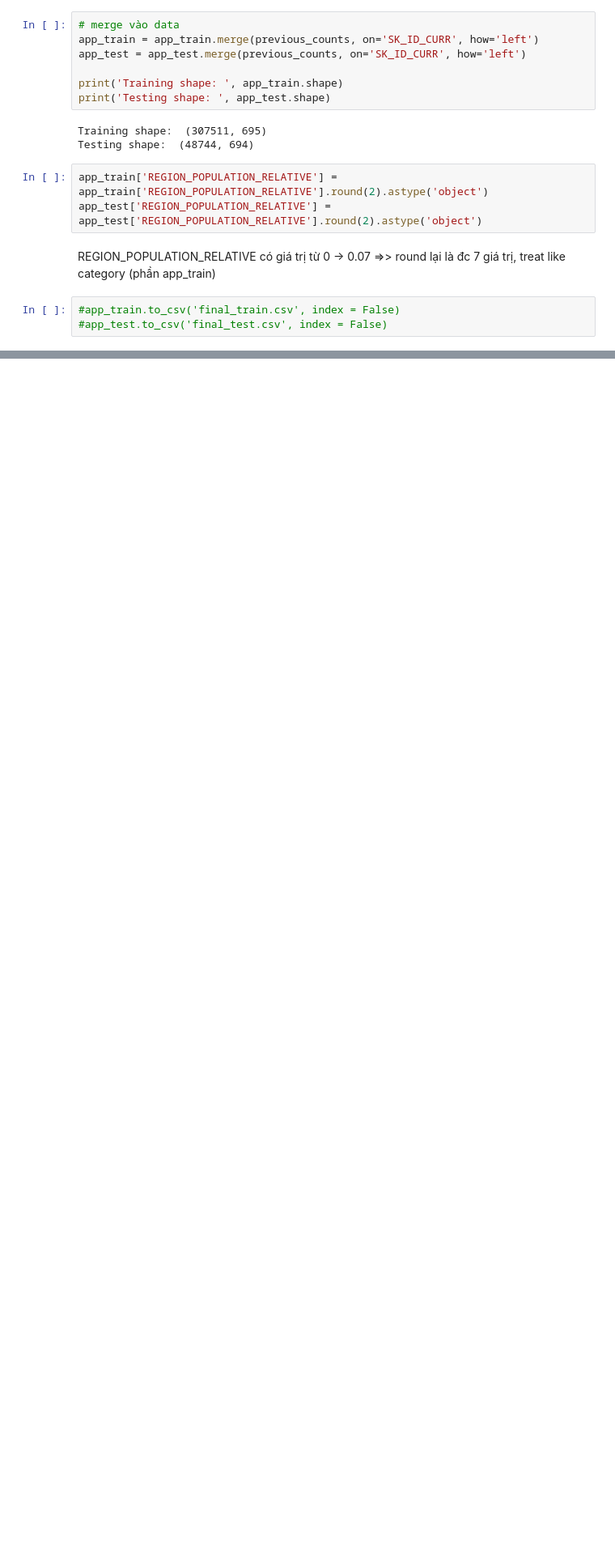
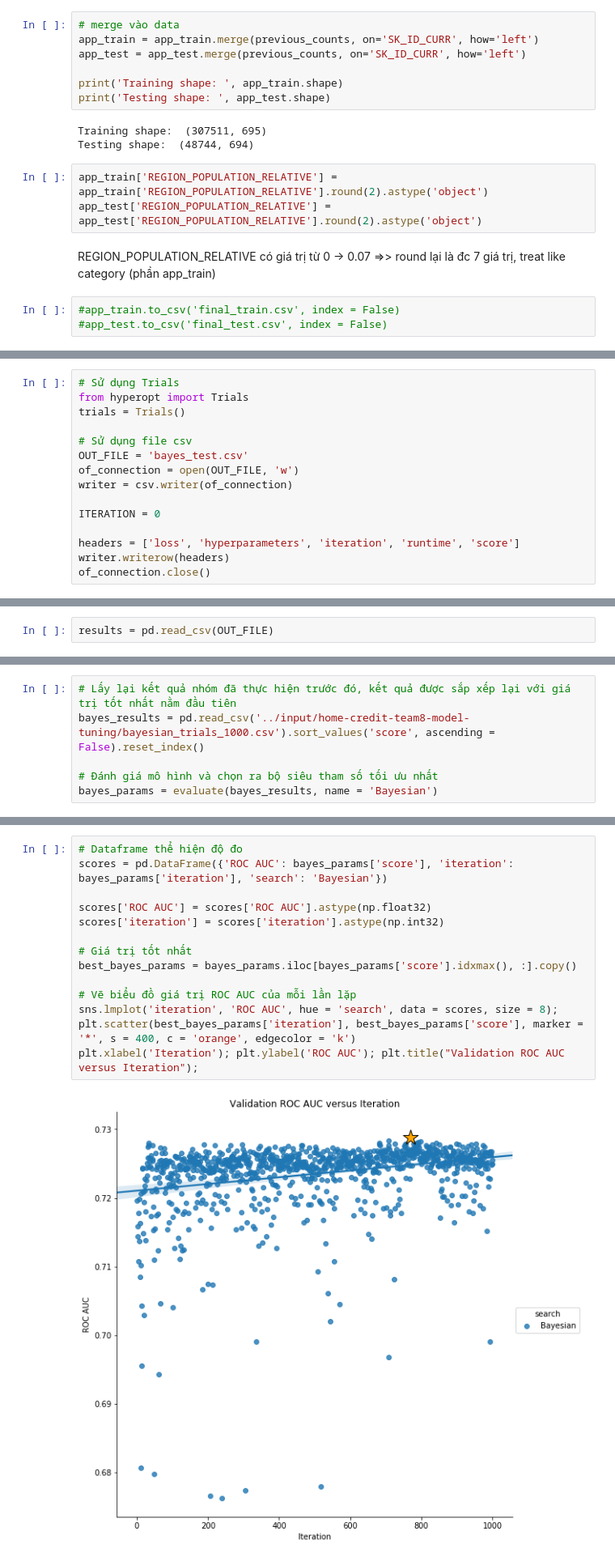
Before and after one commit to huuthang2509/Applied_DS, a Jupyter notebook: Home_Credit.ipynb, the cells around one changed output, grey strips where cells are left out. Shown at 81% size. Saved outputs shown, nothing was run; the diff lists cells and outputs as text; blank space fills up the shorter version.

```diff
--- a/Home_Credit.ipynb
+++ b/Home_Credit.ipynb
@@ -1899,0 +2250,15 @@ REGION_POPULATION_RELATIVE có giá trị từ 0 -> 0.07 =>> round lại là đc
+# %%
+# Sử dụng Trials
+from hyperopt import Trials
+trials = Trials()
+
+# Sử dụng file csv
+OUT_FILE = 'bayes_test.csv'
+of_connection = open(OUT_FILE, 'w')
+writer = csv.writer(of_connection)
+
+ITERATION = 0
+
+headers = ['loss', 'hyperparameters', 'iteration', 'runtime', 'score']
+writer.writerow(headers)
+of_connection.close()
@@ -1899,0 +2318,2 @@ REGION_POPULATION_RELATIVE có giá trị từ 0 -> 0.07 =>> round lại là đc
+# %%
+results = pd.read_csv(OUT_FILE)
@@ -1899,0 +2418,6 @@ REGION_POPULATION_RELATIVE có giá trị từ 0 -> 0.07 =>> round lại là đc
+# %%
+# Lấy lại kết quả nhóm đã thực hiện trước đó, kết quả được sắp xếp lại với giá trị tốt nhất nằm đầu tiên
+bayes_results = pd.read_csv('../input/home-credit-team8-model-tuning/bayesian_trials_1000.csv').sort_values('score', ascending = False).reset_index()
+
+# Đánh giá mô hình và chọn ra bộ siêu tham số tối ưu nhất
+bayes_params = evaluate(bayes_results, name = 'Bayesian')
@@ -1899,0 +2431,16 @@ REGION_POPULATION_RELATIVE có giá trị từ 0 -> 0.07 =>> round lại là đc
+# %%
+# Dataframe thể hiện độ đo
+scores = pd.DataFrame({'ROC AUC': bayes_params['score'], 'iteration': bayes_params['iteration'], 'search': 'Bayesian'})
+
+scores['ROC AUC'] = scores['ROC AUC'].astype(np.float32)
+scores['iteration'] = scores['iteration'].astype(np.int32)
+
+# Giá trị tốt nhất
+best_bayes_params = bayes_params.iloc[bayes_params['score'].idxmax(), :].copy()
+
+# Vẽ biểu đồ giá trị ROC AUC của mỗi lần lặp
+sns.lmplot('iteration', 'ROC AUC', hue = 'search', data = scores, size = 8);
+plt.scatter(best_bayes_params['iteration'], best_bayes_params['score'], marker = '*', s = 400, c = 'orange', edgecolor = 'k')
+plt.xlabel('Iteration'); plt.ylabel('ROC AUC'); plt.title("Validation ROC AUC versus Iteration");
+# %% [output]
+[figure, added]
```
Also changed, not shown: parts of 69 cells of this notebook, 1 other file.
